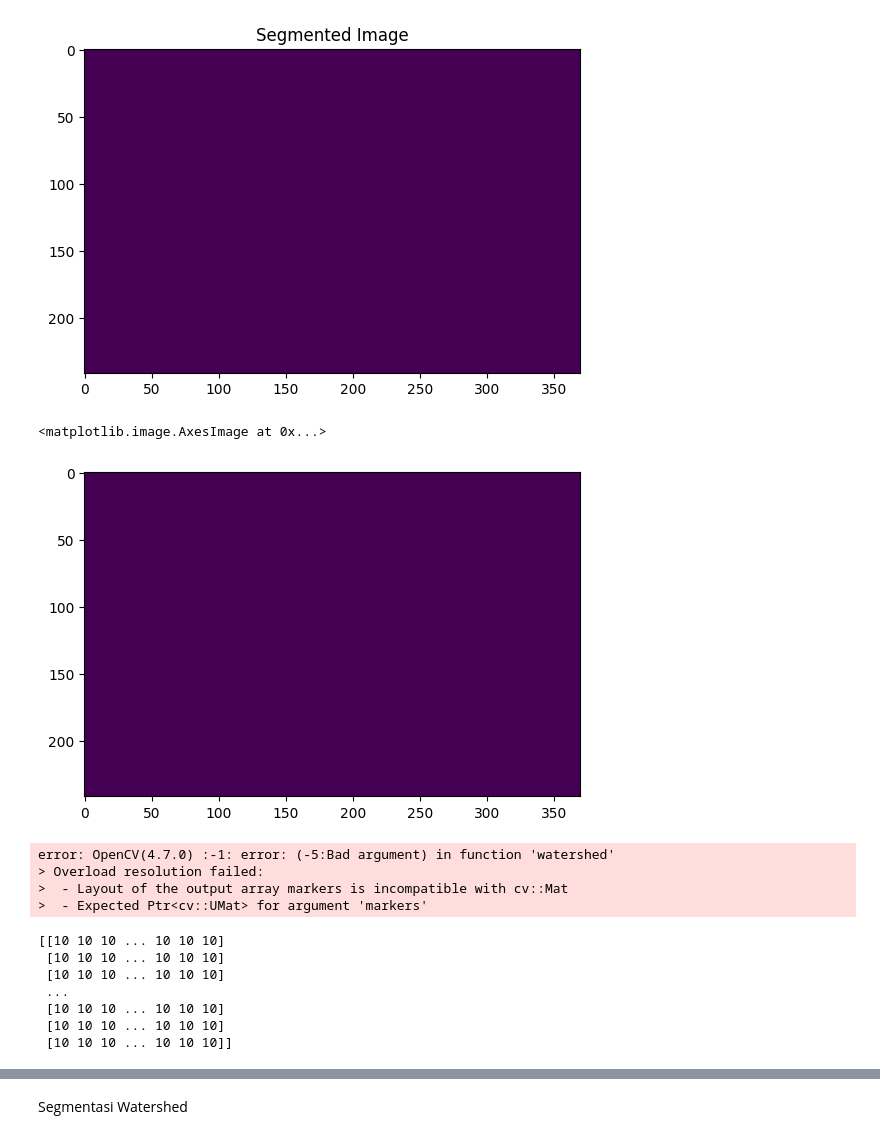
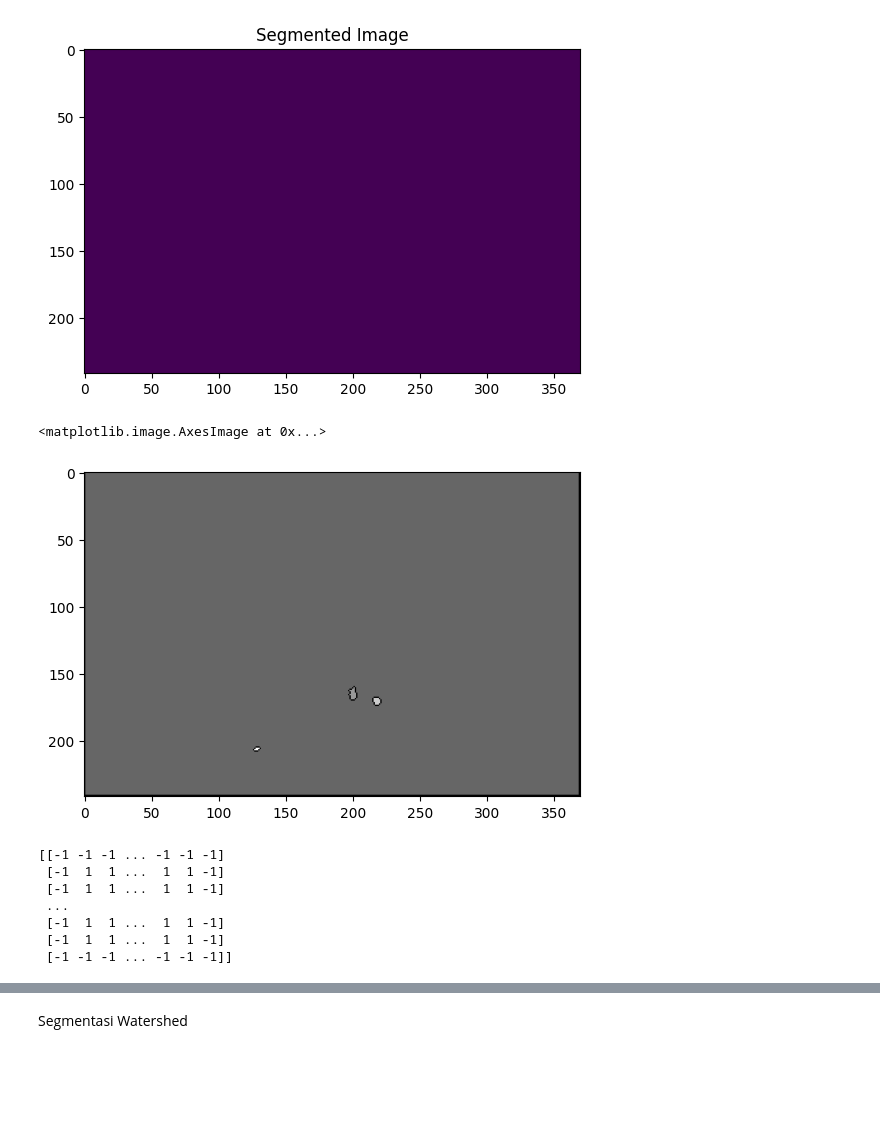
Before and after one commit to Marwahns/image_segmentation, a Jupyter notebook: segmentation_fire.ipynb, the cells around one changed output, grey strips where cells are left out. Drawn from its saved outputs; the diff is of its cells as text; code cells hidden in the pictures; blank space fills up the shorter version.

```diff
--- a/segmentation_fire.ipynb
+++ b/segmentation_fire.ipynb
@@ -224,10 +279,10 @@ kernel = cv2.getStructuringElement(cv2.MORPH_RECT, (1, 1))
 
 # Perform morphological opening
 # opened = cv2.morphologyEx(combined, cv2.MORPH_OPEN, kernel)
-opened = cv2.morphologyEx(combined, cv2.MORPH_OPEN, kernel, iterations=2)
+opened = cv2.morphologyEx(combined, cv2.MORPH_OPEN, kernel)
 
 # Tampilkan citra hasil operasi morfologi terbuka
-# cv2.imwrite('image_morphology.png', opened)
+cv2.imwrite('image_morphology.png', opened)
 cv2.imshow('Opened Image', opened)
 
 cv2.waitKey(0)
@@ -283,15 +341,15 @@ dist_transform = cv2.distanceTransform(opened, cv2.DIST_L2, 3)
 dist_transform = cv2.normalize(dist_transform, None, 0, 255, cv2.NORM_MINMAX, dtype=cv2.CV_8U)
 
 ret, sure_fg = cv2.threshold(dist_transform, 0.01*dist_transform.max(), 255,0 )
-plt.imshow(dist_transform)
+plt.imshow(sure_fg)
 
-# # Tampilkan citra transformasi jarak
-# cv2.imwrite('image_transformasi_jarak.png', dist_transform)
-# cv2.imshow('Distance Transform', dist_transform)
-# cv2.waitKey(0)
-# cv2.destroyAllWindows()
+# Tampilkan citra transformasi jarak
+cv2.imwrite('image_transformasi_jarak.png', dist_transform)
+cv2.imshow('Distance Transform', dist_transform)
+cv2.waitKey(0)
+cv2.destroyAllWindows()
 
-# sure_fg = np.uint8(sure_fg)
+sure_fg = np.uint8(sure_fg)
 
 # # Dapatkan area yang tidak termasuk dalam area objek menggunakan operasi pengurangan (dapatkan area background)
 sure_bg = cv2.subtract(opened, sure_fg.astype(np.uint8))
@@ -364,29 +428,23 @@ plt.title('Segmented Image')
 Text(0.5, 1.0, 'Segmented Image')
 [figure]
 # %%
-markers = markers + 10
-markers[unknown == 255] = 0
-plt.imshow(markers)
+markess = markerss + 10
+markerss[unknown == 255] = 0
+plt.imshow(markerss, 'gray')
 # %% [output]
 <matplotlib.image.AxesImage at 0x...>
-[figure, old version]
+[figure, new version]
 # %%
 img = cv2.imread('./image/image1.jpg')
-markers = cv2.watershed(img, markers)
-plt.imshow(markers)
+markerss = cv2.watershed(img, markerss)
-# %% [output]
-error: OpenCV(4.7.0) :-1: error: (-5:Bad argument) in function 'watershed'
-> Overload resolution failed:
->  - Layout of the output array markers is incompatible with cv::Mat
->  - Expected Ptr<cv::UMat> for argument 'markers'
 # %%
-print(markers)
+print(markerss)
 # %% [output]
-[[10 10 10 ... 10 10 10]
- [10 10 10 ... 10 10 10]
- [10 10 10 ... 10 10 10]
+[[-1 -1 -1 ... -1 -1 -1]
+ [-1  1  1 ...  1  1 -1]
+ [-1  1  1 ...  1  1 -1]
  ...
- [10 10 10 ... 10 10 10]
- [10 10 10 ... 10 10 10]
- [10 10 10 ... 10 10 10]]
+ [-1  1  1 ...  1  1 -1]
+ [-1  1  1 ...  1  1 -1]
+ [-1 -1 -1 ... -1 -1 -1]]
 # %%
```
Also changed, not shown: parts of 28 cells of this notebook, 28 other files.
